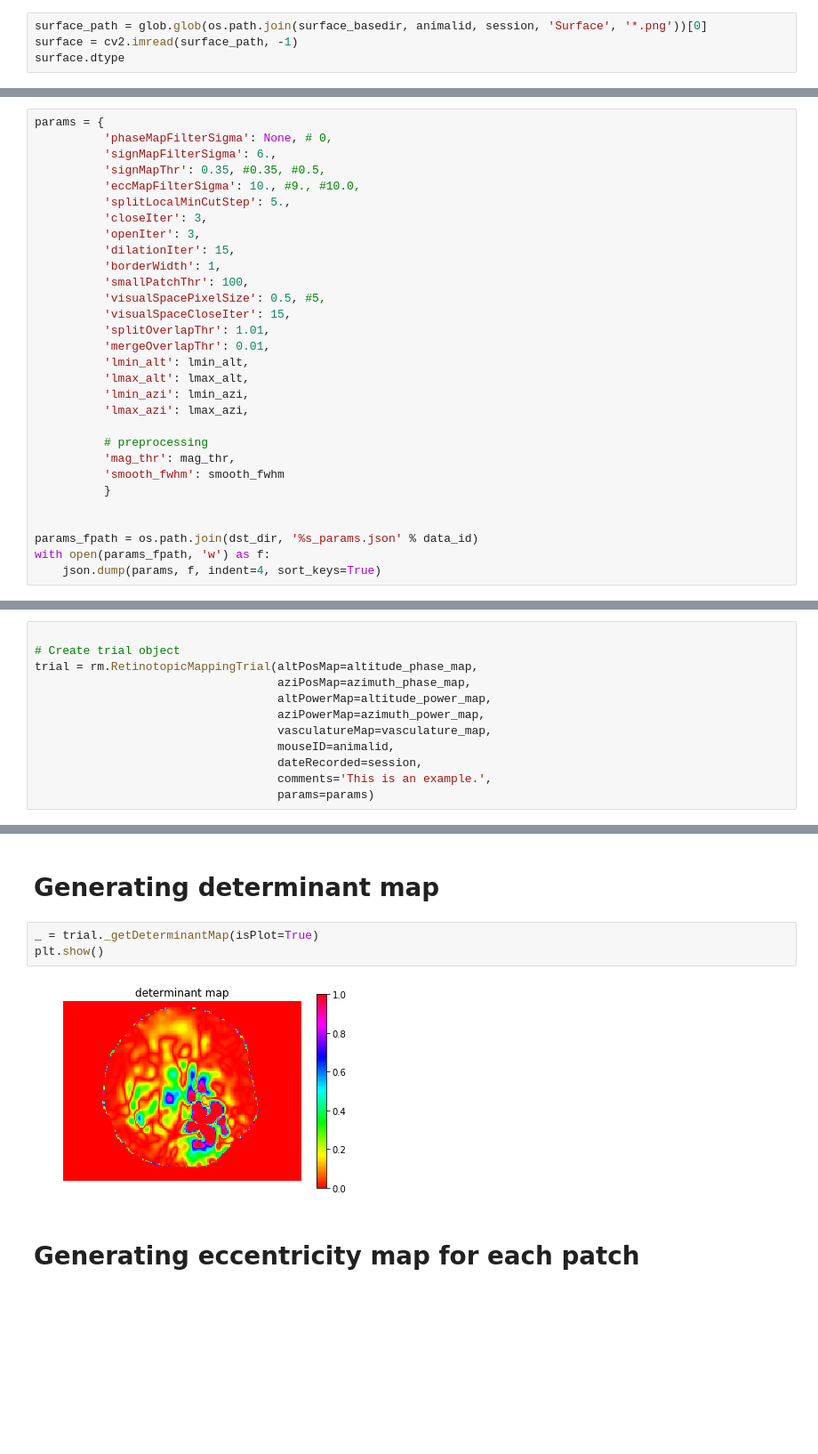
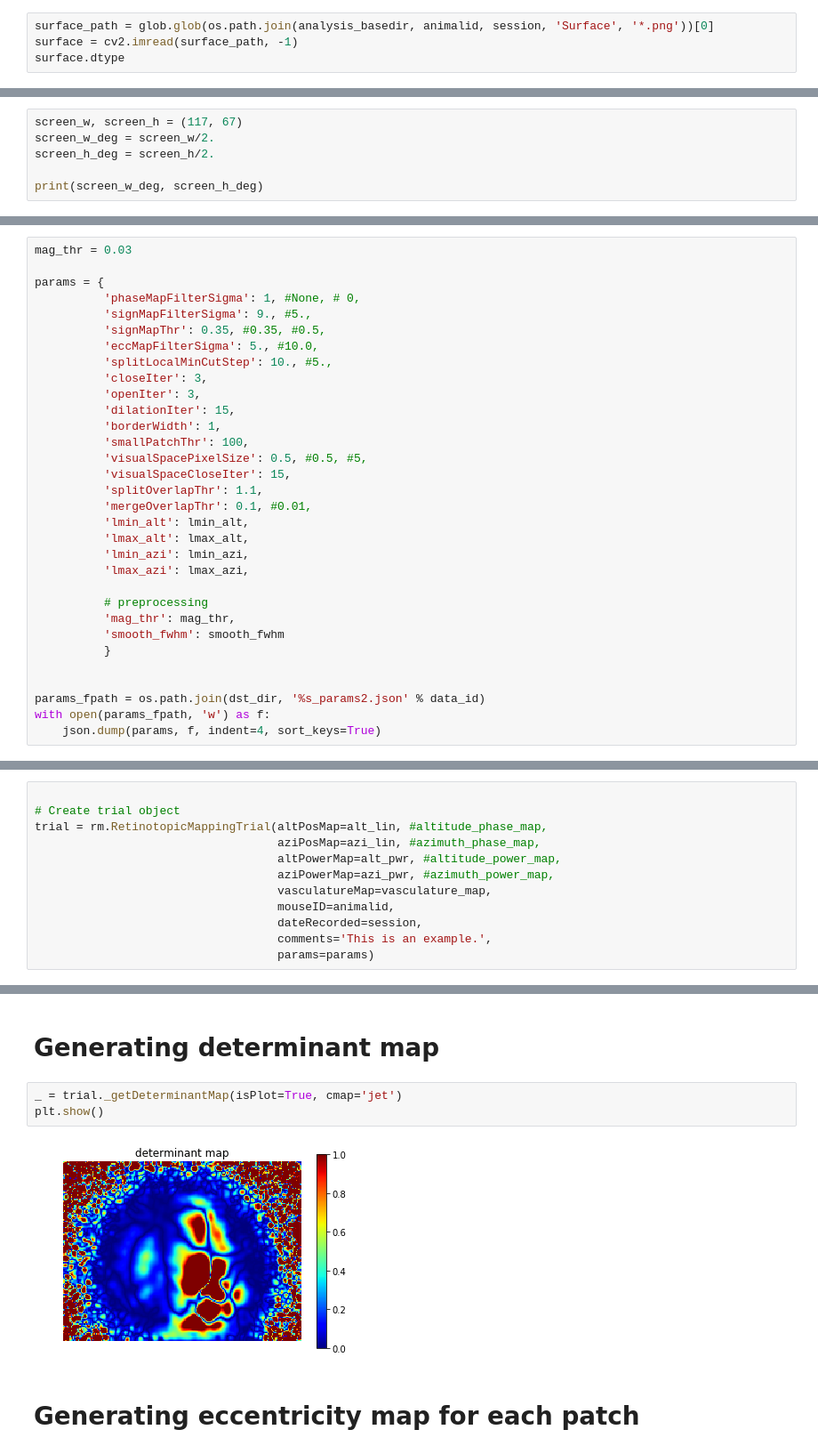
Before and after one commit to julianarhee/retinotopic_mapping, a Jupyter notebook: retinotopic_mapping/examples/signmap_analysis/retinotopic_mapping_test.ipynb, the cells around one changed output, grey strips where cells are left out. Shown at 89% size. Cells and saved outputs as stored; diff of their text form; blank space fills up the shorter version.

Commit message:
add cmap as option

```diff
--- a/retinotopic_mapping/examples/signmap_analysis/retinotopic_mapping_test.ipynb
+++ b/retinotopic_mapping/examples/signmap_analysis/retinotopic_mapping_test.ipynb
@@ -147,7 +149,7 @@ DATA ID: JC120_20191105
 # %% [markdown]
 # Get vasculature image
 # %%
-surface_path = glob.glob(os.path.join(surface_basedir, animalid, session, 'Surface', '*.png'))[0]
+surface_path = glob.glob(os.path.join(analysis_basedir, animalid, session, 'Surface', '*.png'))[0]
 surface = cv2.imread(surface_path, -1)
 surface.dtype
 # %% [output]
@@ -252,0 +333,6 @@ else:
+# %%
+screen_w, screen_h = (117, 67)
+screen_w_deg = screen_w/2.
+screen_h_deg = screen_h/2.
+
+print(screen_w_deg, screen_h_deg)
@@ -367,21 +532,23 @@ import json
 # %% [markdown]
 # Creating the RetinotopicMappingTrail object
 # %%
+mag_thr = 0.03
+
 params = {
-          'phaseMapFilterSigma': None, # 0,
-          'signMapFilterSigma': 6.,
+          'phaseMapFilterSigma': 1, #None, # 0,
+          'signMapFilterSigma': 9., #5.,
           'signMapThr': 0.35, #0.35, #0.5,
-          'eccMapFilterSigma': 10., #9., #10.0,
-          'splitLocalMinCutStep': 5.,
+          'eccMapFilterSigma': 5., #10.0,
+          'splitLocalMinCutStep': 10., #5.,
           'closeIter': 3,
           'openIter': 3,
           'dilationIter': 15,
           'borderWidth': 1,
           'smallPatchThr': 100,
-          'visualSpacePixelSize': 0.5, #5,
+          'visualSpacePixelSize': 0.5, #0.5, #5,
           'visualSpaceCloseIter': 15,
-          'splitOverlapThr': 1.01,
-          'mergeOverlapThr': 0.01,
+          'splitOverlapThr': 1.1,
+          'mergeOverlapThr': 0.1, #0.01,
           'lmin_alt': lmin_alt,
           'lmax_alt': lmax_alt,
           'lmin_azi': lmin_azi,
@@ -393,7 +560,7 @@ params = {
           }
 
 
-params_fpath = os.path.join(dst_dir, '%s_params.json' % data_id)
+params_fpath = os.path.join(dst_dir, '%s_params2.json' % data_id)
 with open(params_fpath, 'w') as f:
     json.dump(params, f, indent=4, sort_keys=True)
 # %%
@@ -457,10 +643,10 @@ plt.savefig(os.path.join(dst_dir, '%s_input_maps.png' % data_id))
 # %%
 
 # Create trial object
-trial = rm.RetinotopicMappingTrial(altPosMap=altitude_phase_map,
-                                   aziPosMap=azimuth_phase_map,
-                                   altPowerMap=altitude_power_map,
-                                   aziPowerMap=azimuth_power_map,
+trial = rm.RetinotopicMappingTrial(altPosMap=alt_lin, #altitude_phase_map,
+                                   aziPosMap=azi_lin, #azimuth_phase_map,
+                                   altPowerMap=alt_pwr, #altitude_power_map,
+                                   aziPowerMap=azi_pwr, #azimuth_power_map,
                                    vasculatureMap=vasculature_map,
                                    mouseID=animalid,
                                    dateRecorded=session,
@@ -532,10 +713,10 @@ plt.show()
 # %% [markdown]
 # Generating determinant map
 # %%
-_ = trial._getDeterminantMap(isPlot=True)
+_ = trial._getDeterminantMap(isPlot=True, cmap='jet')
 plt.show()
 # %% [output]
-[figure, old version]
+[figure, new version]
 # %% [markdown]
 # Generating eccentricity map for each patch
 # %%
```
Also changed, not shown: parts of 41 cells of this notebook, 1 other file.
